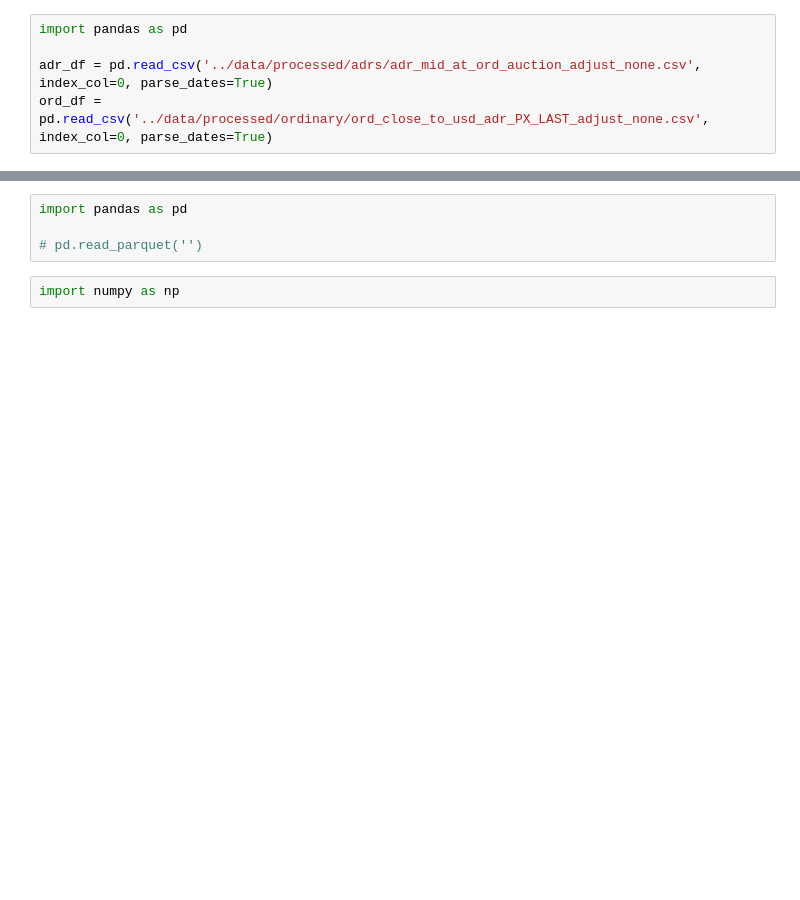
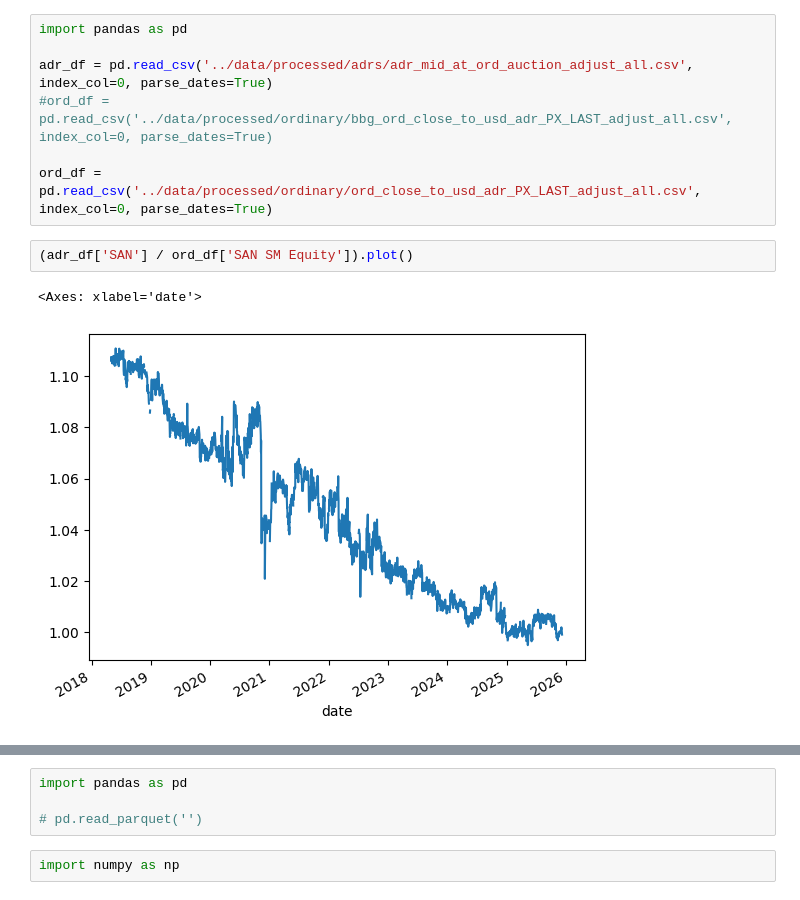
Before and after one commit to petermelq/research_adr, a Jupyter notebook: notebooks/prem_discount_analysis.ipynb, the cells around one changed output, grey strips where cells are left out. Cells and saved outputs as stored; diff of their text form; blank space fills up the shorter version.

```diff
--- a/notebooks/prem_discount_analysis.ipynb
+++ b/notebooks/prem_discount_analysis.ipynb
@@ -1,6 +1,13 @@
 # %%
 import pandas as pd
 
-adr_df = pd.read_csv('../data/processed/adrs/adr_mid_at_ord_auction_adjust_none.csv', index_col=0, parse_dates=True)
-ord_df = pd.read_csv('../data/processed/ordinary/ord_close_to_usd_adr_PX_LAST_adjust_none.csv', index_col=0, parse_dates=True)
+adr_df = pd.read_csv('../data/processed/adrs/adr_mid_at_ord_auction_adjust_all.csv', index_col=0, parse_dates=True)
+#ord_df = pd.read_csv('../data/processed/ordinary/bbg_ord_close_to_usd_adr_PX_LAST_adjust_all.csv', index_col=0, parse_dates=True)
+
+ord_df = pd.read_csv('../data/processed/ordinary/ord_close_to_usd_adr_PX_LAST_adjust_all.csv', index_col=0, parse_dates=True)
+# %%
+(adr_df['SAN'] / ord_df['SAN SM Equity']).plot()
+# %% [output]
+<Axes: xlabel='date'>
+[figure, added]
 # %%
```
Also changed, not shown: parts of 1 cell of this notebook, 21 other files.
